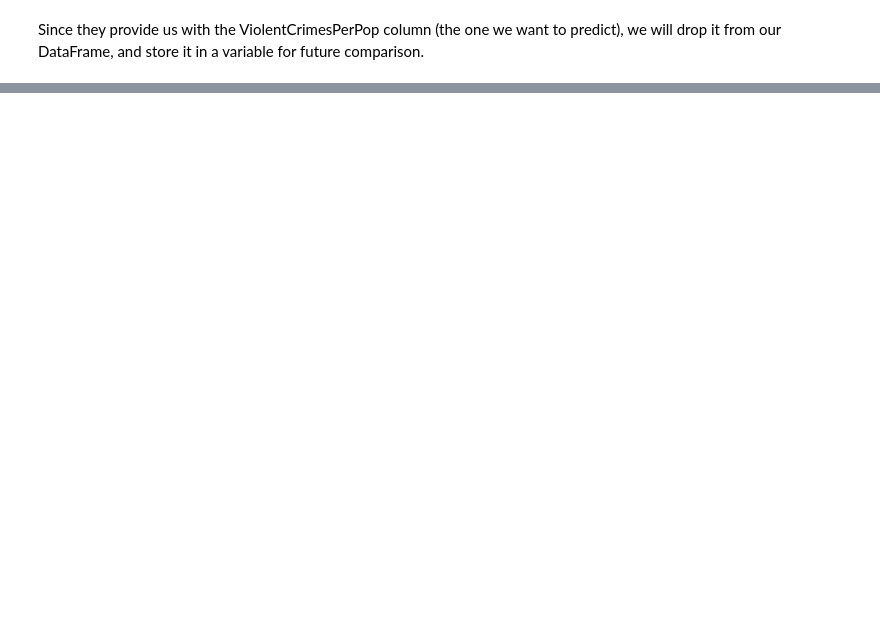
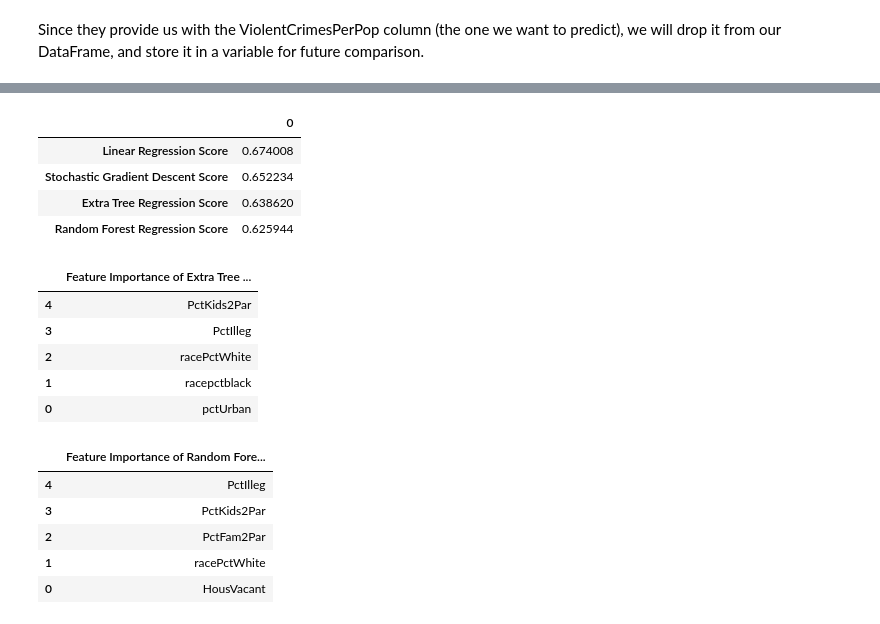
Before and after one commit to ddeychak/ddeychak.github.io, a Jupyter notebook: FinalTutorial - Gold Master.ipynb, the cells around one changed output, grey strips where cells are left out. Cells and saved outputs as stored; diff of their text form; code cells hidden in the pictures; blank space fills up the shorter version.

```diff
--- a/FinalTutorial - Gold Master.ipynb
+++ b/FinalTutorial - Gold Master.ipynb
@@ -333,0 +250,79 @@ Fifth most important factor influencing community crime rates from Random Forest
+# %%
+from sklearn import linear_model
+from sklearn.linear_model import SGDRegressor
+from sklearn.preprocessing import StandardScaler
+from sklearn.tree import DecisionTreeRegressor
+from sklearn.ensemble import ExtraTreesRegressor
+from sklearn.ensemble import RandomForestRegressor
+from IPython.core import display as ICD
+from IPython.display import display, HTML
+
+reg = linear_model.LinearRegression()
+reg.fit(training_data_arr, training_violent_crimes)
+linear_model.LinearRegression(copy_X=True, fit_intercept=True, n_jobs=1, normalize=False)
+
+#Stochastic Gradient Descent
+
+SGD = SGDRegressor(penalty='elasticnet')
+SGD = SGD.fit(training_data_arr, training_violent_crimes)
+
+#Extra Tree Regressor
+ETReg = ExtraTreesRegressor()
+ETReg.fit(training_data_arr, training_violent_crimes)
+
+#Find most valuable feature for predicting crime rates
+a = ETReg.feature_importances_
+sorted_indET = np.argsort(a)
+
+#Random Forest Regressor
+RFReg = RandomForestRegressor()
+RFReg.fit(training_data_arr, training_violent_crimes)
+
+#Find most valuable feature for predicting crime rates
+a = RFReg.feature_importances_
+sorted_indRF = np.argsort(a)
+
+_datacrimePredictRFReg = RFReg.predict(data_df)
+_datacrimePredictETReg = ETReg.predict(data_df)
+_datacrimePredictSGD = SGD.predict(data_df)
+_datacrimePredictLinReg = reg.predict(data_df)
+_dataViolentCrimesPerPop = violentCrimesPerPop
+
+data['crimePredictRFReg'] = _datacrimePredictRFReg
+data['crimePredictETReg'] = _datacrimePredictETReg
+data['rimePredictSGD'] = _datacrimePredictSGD
+data['crimePredictLinReg'] = _datacrimePredictLinReg
+data['crimePredictRFReg'] = _dataViolentCrimesPerPop
+data['ViolentCrimesPerPop'] = _dataViolentCrimesPerPop
+
+scoreList = [reg.score(test_data_arr, test_violent_crimes), SGD.score(test_data_arr, test_violent_crimes),ETReg.score(test_data_arr, test_violent_crimes),RFReg.score(test_data_arr, test_violent_crimes)]
+scoreCols = ['Linear Regression Score','Stochastic Gradient Descent Score', 'Extra Tree Regression Score', 'Random Forest Regression Score']
+scoreDF = pd.DataFrame(scoreList,scoreCols)
+scoreDF.reindex_axis(scoreDF.mean().sort_values().index, axis=1)
+ICD.display(scoreDF)
+
+etDF = pd.DataFrame(data_df.columns[sorted_indET[-5:]], columns=['Feature Importance of Extra Tree Regressor'])
+etDF = etDF.reindex(index=etDF.index[::-1])
+ICD.display(etDF)
+
+rfDF = pd.DataFrame(data_df.columns[sorted_indRF[-5:]], columns=['Feature Importance of Random Forest Regressor'])
+rfDF = rfDF.reindex(index=rfDF.index[::-1])
+ICD.display(rfDF)
+# %% [output]
+|  | 0 |
+| Linear Regression Score | 0.674008 |
+| Stochastic Gradient Descent Score | 0.652234 |
+| Extra Tree Regression Score | 0.638620 |
+| Random Forest Regression Score | 0.625944 |
+|  | Feature Importance of Extra Tree ... |
+| 4 | PctKids2Par |
+| 3 | PctIlleg |
+| 2 | racePctWhite |
+| 1 | racepctblack |
+| 0 | pctUrban |
+|  | Feature Importance of Random Fore... |
+| 4 | PctIlleg |
+| 3 | PctKids2Par |
+| 2 | PctFam2Par |
+| 1 | racePctWhite |
+| 0 | HousVacant |
```
Also changed, not shown: parts of 6 cells of this notebook.
